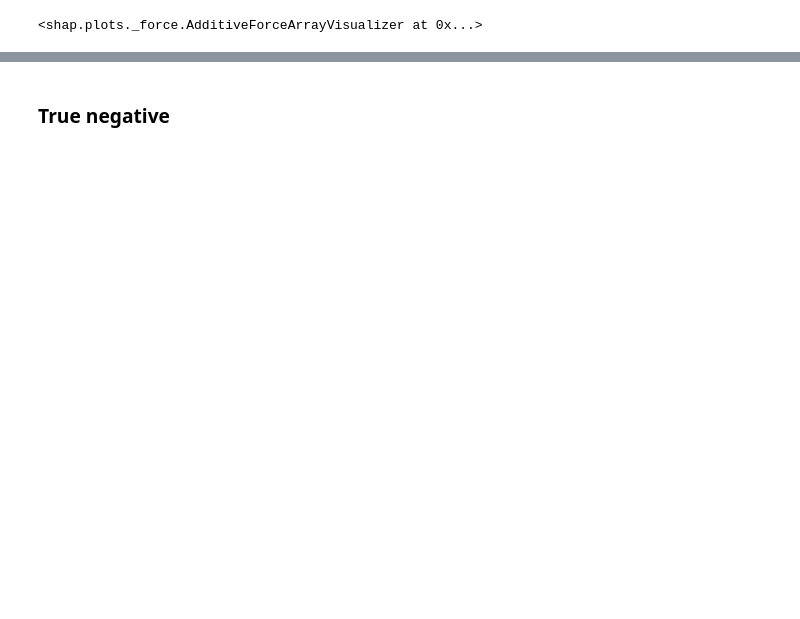
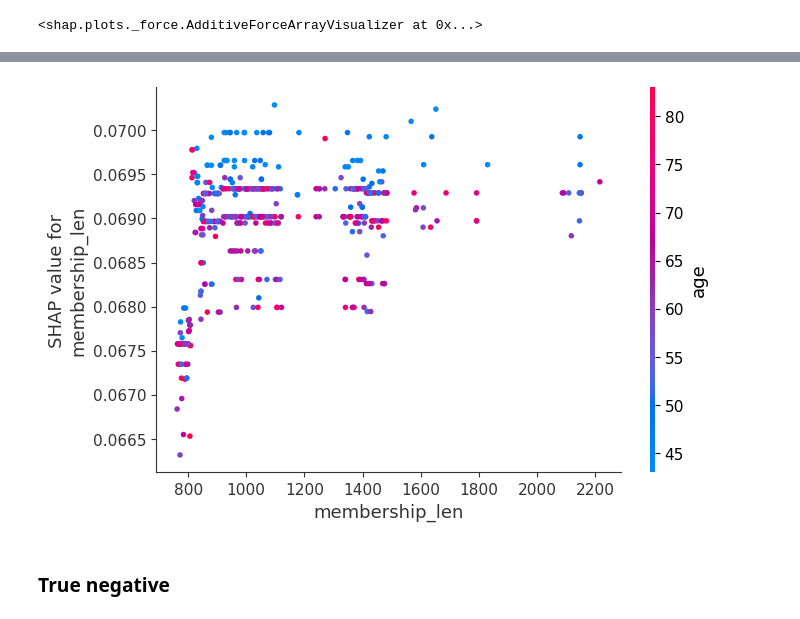
Before and after one commit to kuzn137/StarbucksCapstoneProject, a Jupyter notebook: Starbucks_Capstone_notebook.ipynb, the cells around one changed output, grey strips where cells are left out. Saved outputs shown, nothing was run; the diff lists cells and outputs as text; code cells hidden in the pictures; blank space fills up the shorter version.

```diff
--- a/Starbucks_Capstone_notebook.ipynb
+++ b/Starbucks_Capstone_notebook.ipynb
@@ -756,3 +773,7 @@ shap.force_plot(explainer.expected_value[1], shap_values[1], test_rightposit.res
+# %%
+shap.dependence_plot(0, shap_values[1], test_rightposit.reset_index()[X.columns], interaction_index=1)
+# %% [output]
+[figure, added]
 # %% [markdown]
 ### True negative
 # %%
```
Also changed, not shown: parts of 24 cells of this notebook.
